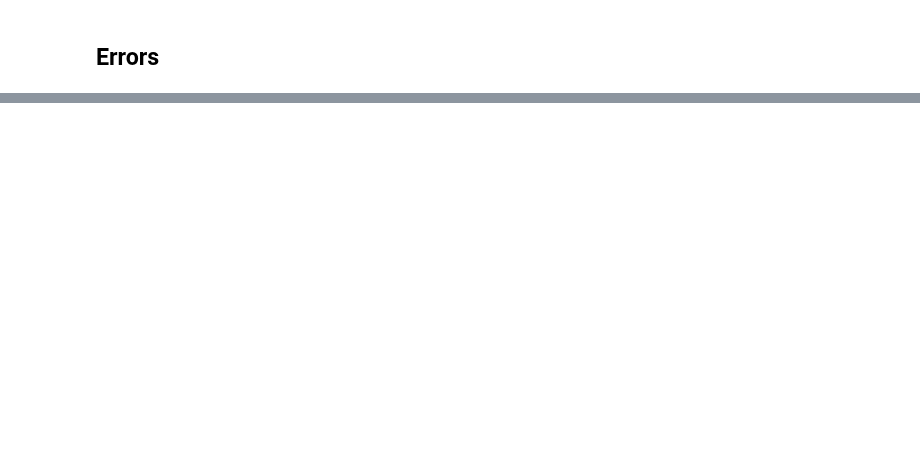
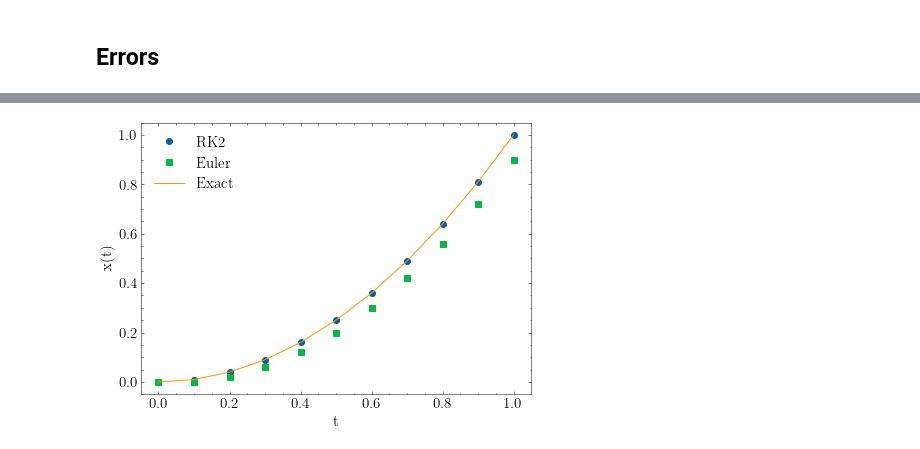
Before and after one commit to franklinzppa/fisica-computacional, a Jupyter notebook: week1.ipynb, the cells around one changed output, grey strips where cells are left out. Cells and saved outputs as stored; diff of their text form; code cells hidden in the pictures; blank space fills up the shorter version.

```diff
--- a/week1.ipynb
+++ b/week1.ipynb
@@ -422,3 +459,38 @@ plt.show()
+# %%
+# Packing those things in functions
+
+def RK2(f, t, dt, x0):
+    N = len(t)
+    x = np.zeros(N)
+    x[0] = x0
+    for i in range(N-1):
+        k1 = f(x[i], t[i])
+        k2 = f(x[i] + 0.5*dt*k1, t[i] + 0.5*dt)
+        x[i+1] = x[i] + dt*k2
+    return x
+
+
+def euler(f, t, dt, x0):
+    N = len(t)
+    x = np.zeros(N)
+    x[0] = x0
+    for i in range(N-1):
+        x[i+1] = x[i] + dt*f(x[i], t[i])
+    return x
+
+
+x_rk2 = RK2(f, t, dt, x0)
+x_euler = euler(f, t, dt, x0)
+
+plt.plot(t, x_rk2, linestyle='', marker='o', label="RK2")
+plt.plot(t, x_euler, linestyle='', marker='s', label="Euler")
+plt.plot(t, t**2, label="Exact")
+plt.xlabel('t')
+plt.ylabel('x(t)')
+plt.legend()
+plt.show()
+# %% [output]
+[figure, added]
 # %%
 # To do
 
```
Also changed, not shown: parts of 8 cells of this notebook.
